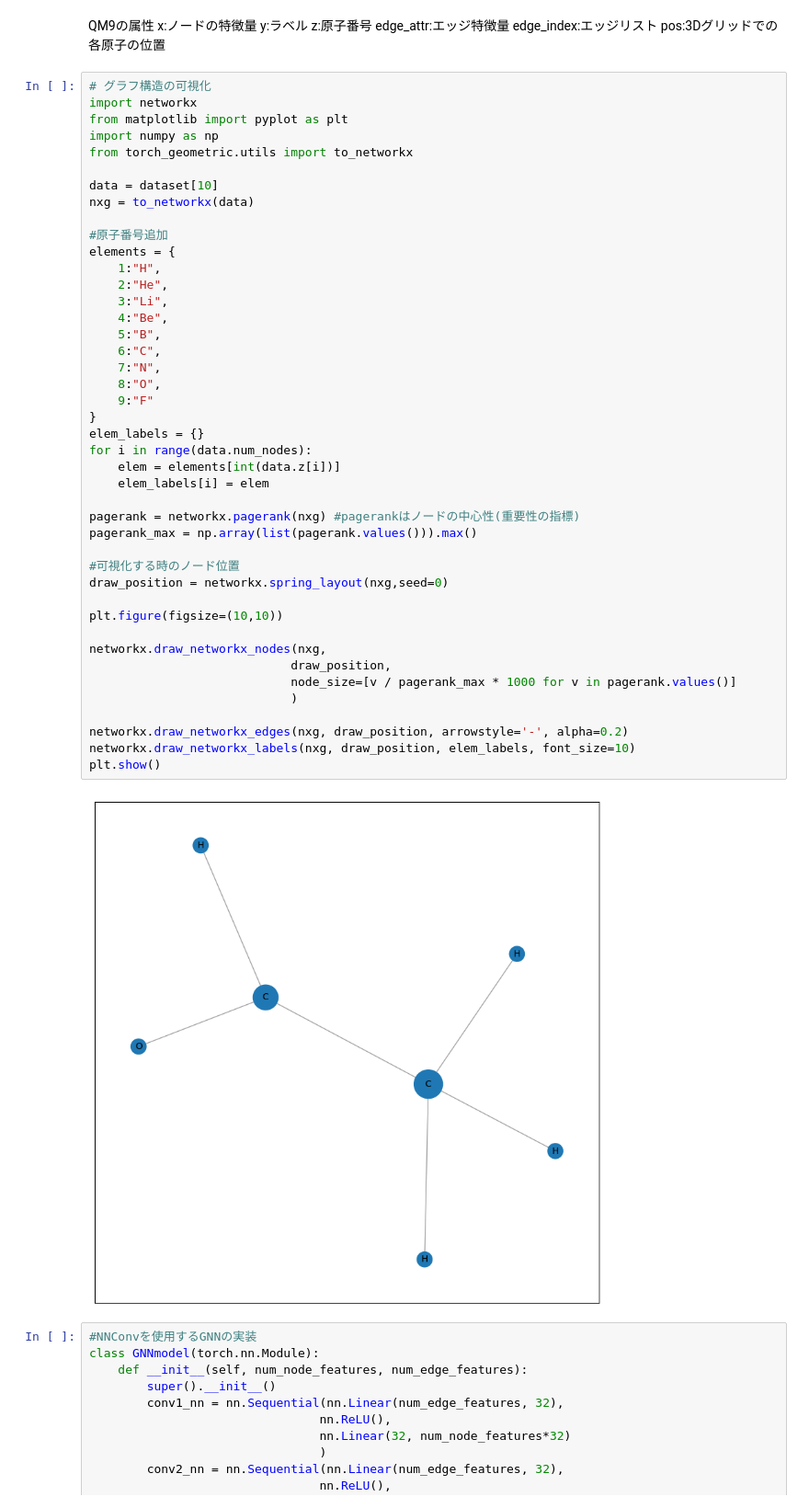
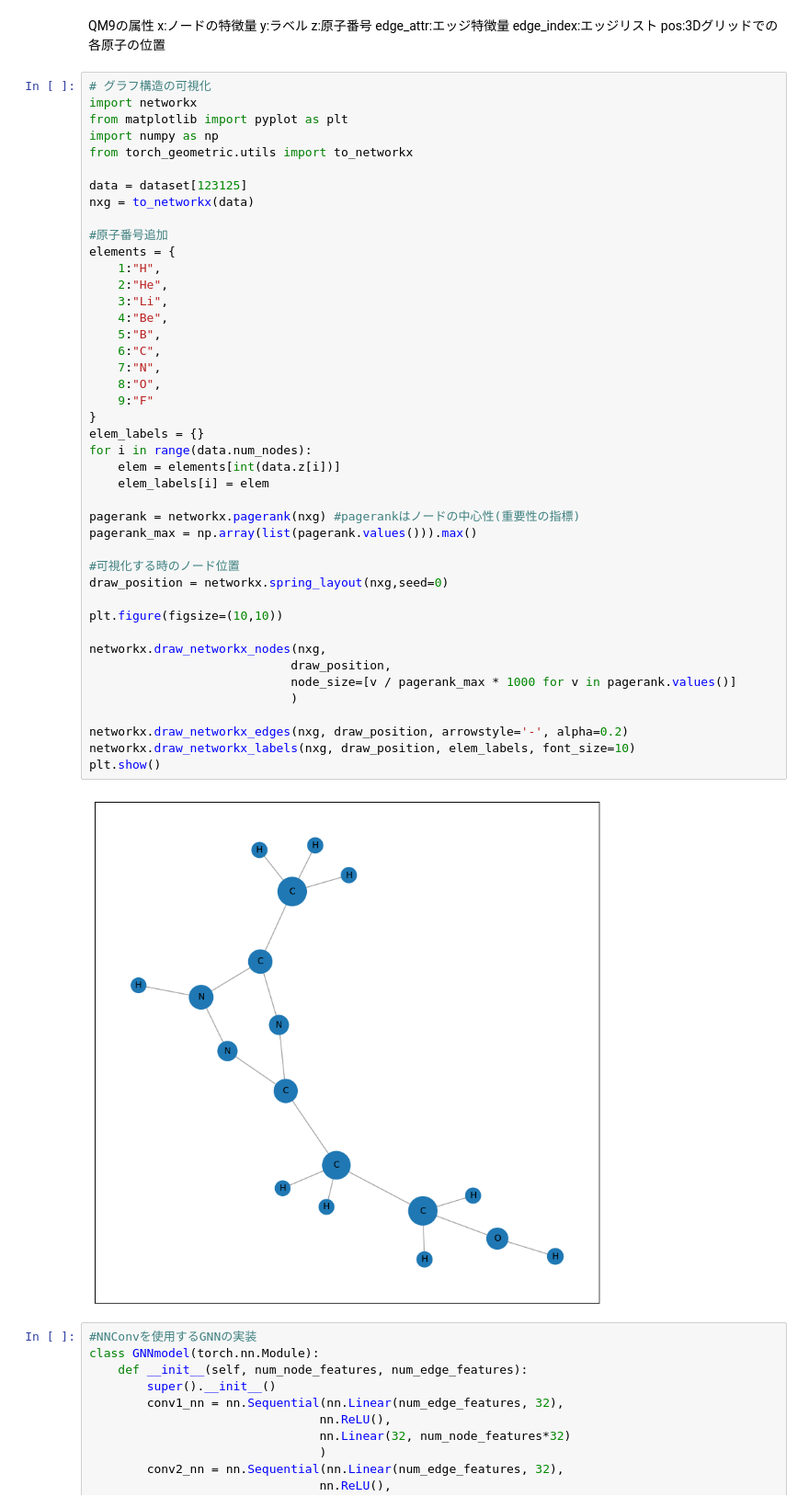
Before and after one commit to Kazuri1111/Pytorch, a Jupyter notebook: GCN/GCN_qm9.ipynb, the cells around one changed output. Shown: that part at 92% size. Saved outputs shown, nothing was run; the diff lists cells and outputs as text.

```diff
--- a/GCN/GCN_qm9.ipynb
+++ b/GCN/GCN_qm9.ipynb
@@ -37,7 +45,7 @@ from matplotlib import pyplot as plt
 import numpy as np
 from torch_geometric.utils import to_networkx
 
-data = dataset[10]
+data = dataset[123125]
 nxg = to_networkx(data)
 
 #原子番号追加
@@ -47,34 +55,34 @@ elements = {
     3:"Li",
     4:"Be",
     5:"B",
     6:"C",
     7:"N",
     8:"O",
     9:"F"
 }
 elem_labels = {}
 for i in range(data.num_nodes):
     elem = elements[int(data.z[i])]
     elem_labels[i] = elem
 
 pagerank = networkx.pagerank(nxg) #pagerankはノードの中心性(重要性の指標)
 pagerank_max = np.array(list(pagerank.values())).max()
 
 #可視化する時のノード位置
 draw_position = networkx.spring_layout(nxg,seed=0)
 
 plt.figure(figsize=(10,10))
 
 networkx.draw_networkx_nodes(nxg,
                             draw_position,
                             node_size=[v / pagerank_max * 1000 for v in pagerank.values()]
                             )
 
 networkx.draw_networkx_edges(nxg, draw_position, arrowstyle='-', alpha=0.2)
 networkx.draw_networkx_labels(nxg, draw_position, elem_labels, font_size=10)
 plt.show()
 # %% [output]
-[figure, old version]
+[figure, new version]
 # %%
 #NNConvを使用するGNNの実装
 class GNNmodel(torch.nn.Module):
```
Also changed, not shown: parts of 1 cell of this notebook, 9 other files.
